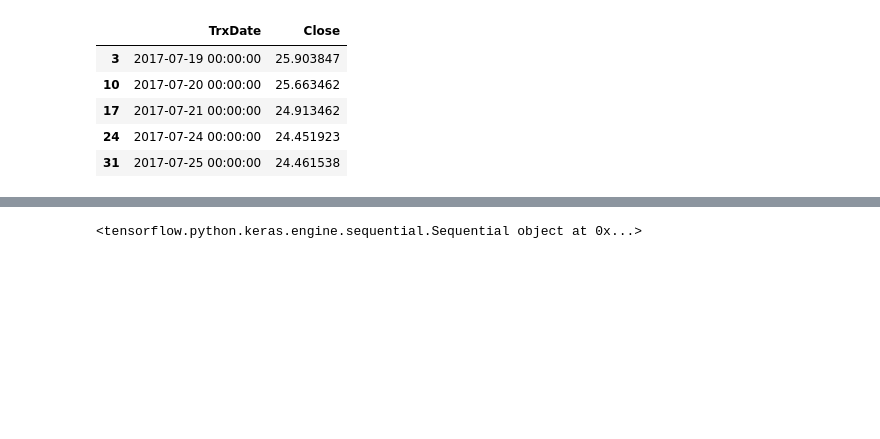
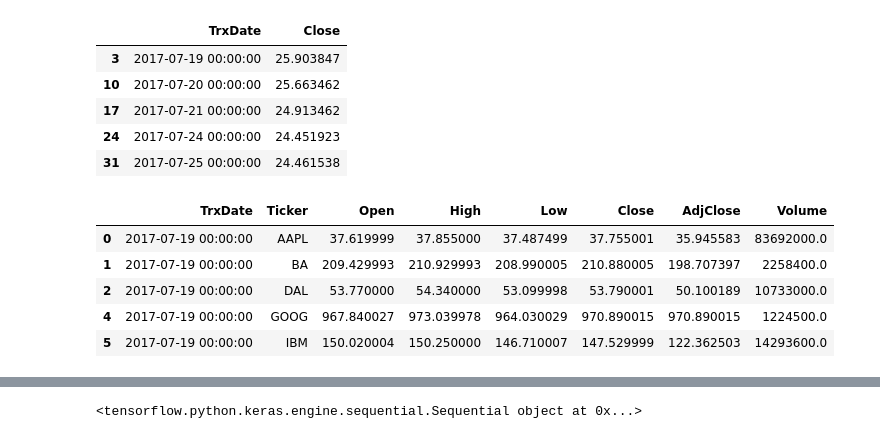
Before and after one commit to steskalja/ML-Stock-Prediction, a Jupyter notebook: Predict.ipynb, the cells around one changed output, grey strips where cells are left out. Drawn from its saved outputs; the diff is of its cells as text; code cells hidden in the pictures; blank space fills up the shorter version.

```diff
--- a/Predict.ipynb
+++ b/Predict.ipynb
@@ -72,4 +39,15 @@ tf.head()
 | 17 | 2017-07-21 00:00:00 | 24.913462 |
 | 24 | 2017-07-24 00:00:00 | 24.451923 |
 | 31 | 2017-07-25 00:00:00 | 24.461538 |
+# %%
+# Leave only none GE stock in df.
+df = df.loc[df.index[df["Ticker"] != 'GE']]
+df.head()
+# %% [output]
+|  | TrxDate | Ticker | Open | High | Low | Close | AdjClose | Volume |
+| 0 | 2017-07-19 00:00:00 | AAPL | 37.619999 | 37.855000 | 37.487499 | 37.755001 | 35.945583 | 83692000.0 |
+| 1 | 2017-07-19 00:00:00 | BA | 209.429993 | 210.929993 | 208.990005 | 210.880005 | 198.707397 | 2258400.0 |
+| 2 | 2017-07-19 00:00:00 | DAL | 53.770000 | 54.340000 | 53.099998 | 53.790001 | 50.100189 | 10733000.0 |
+| 4 | 2017-07-19 00:00:00 | GOOG | 967.840027 | 973.039978 | 964.030029 | 970.890015 | 970.890015 | 1224500.0 |
+| 5 | 2017-07-19 00:00:00 | IBM | 150.020004 | 150.250000 | 146.710007 | 147.529999 | 122.362503 | 14293600.0 |
 # %%
```
Also changed, not shown: parts of 9 cells of this notebook.
